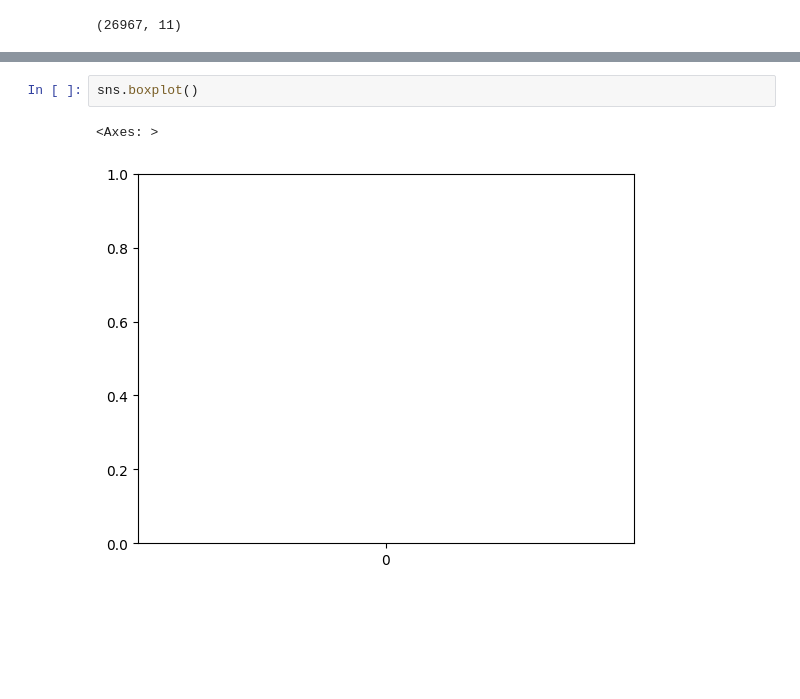
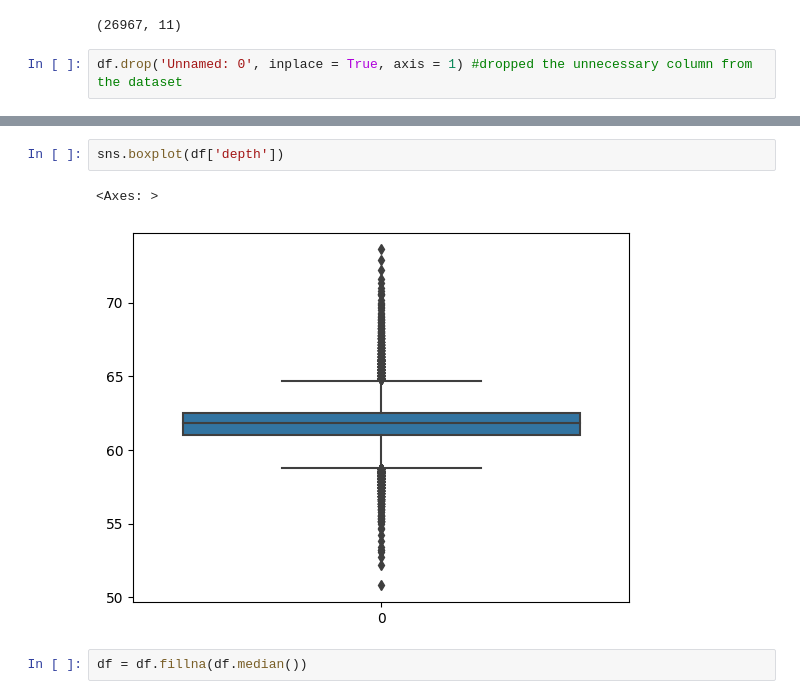
Before and after one commit to nikhil4859/Machine-learning, a Jupyter notebook: Diamond_Price_Prediction.ipynb, the cells around one changed output, grey strips where cells are left out. Saved outputs shown, nothing was run; the diff lists cells and outputs as text; blank space fills up the shorter version.

```diff
--- a/Diamond_Price_Prediction.ipynb
+++ b/Diamond_Price_Prediction.ipynb
@@ -36,3 +59,5 @@ df
 df.shape
 # %% [output]
 (26967, 11)
+# %%
+df.drop('Unnamed: 0', inplace = True, axis = 1) #dropped the unnecessary column from the dataset
@@ -39,5 +139,7 @@ df.shape
 # %%
-sns.boxplot()
+sns.boxplot(df['depth'])
 # %% [output]
 <Axes: >
-[figure, old version]
+[figure, new version]
+# %%
+df = df.fillna(df.median())
```
Also changed, not shown: parts of 79 cells of this notebook.
